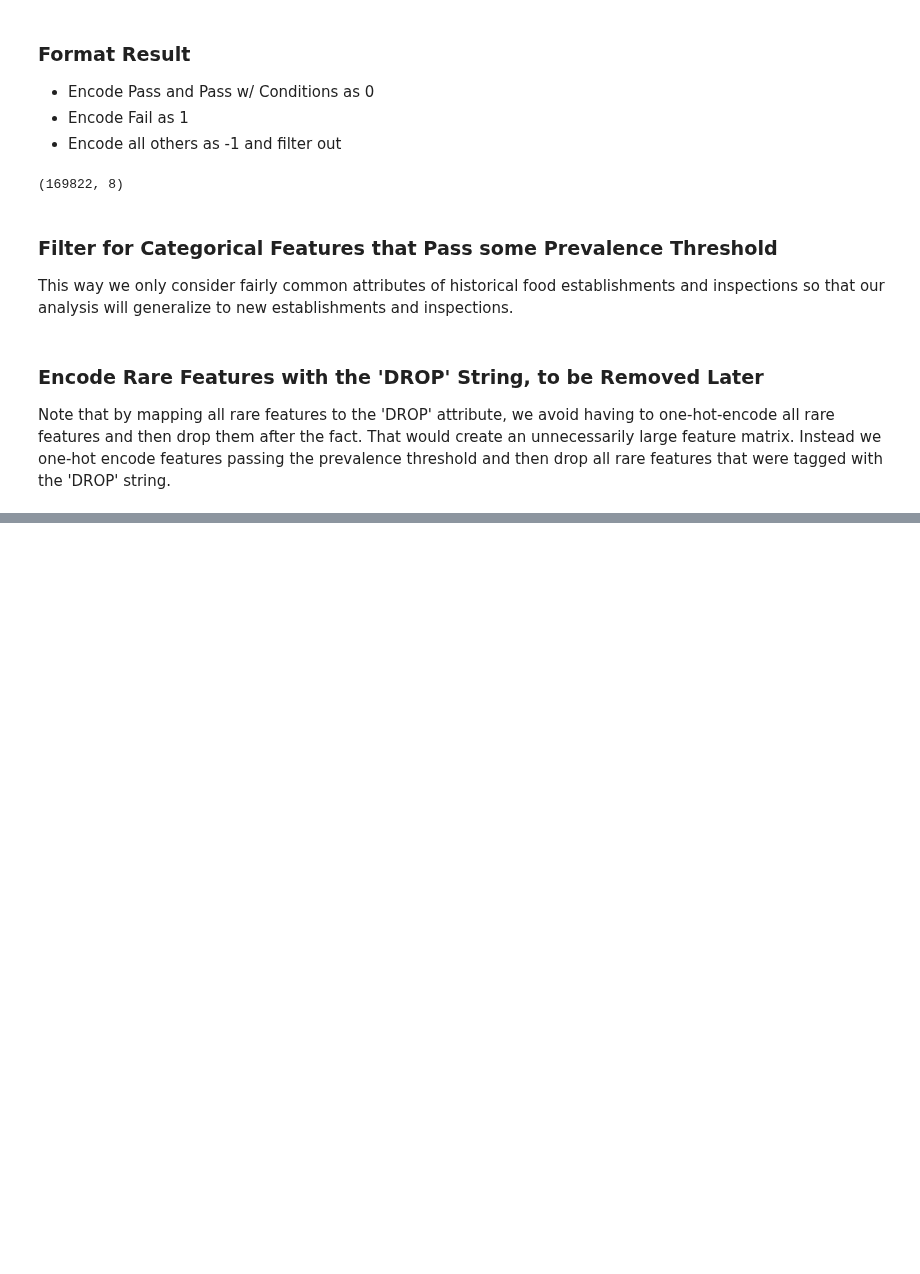
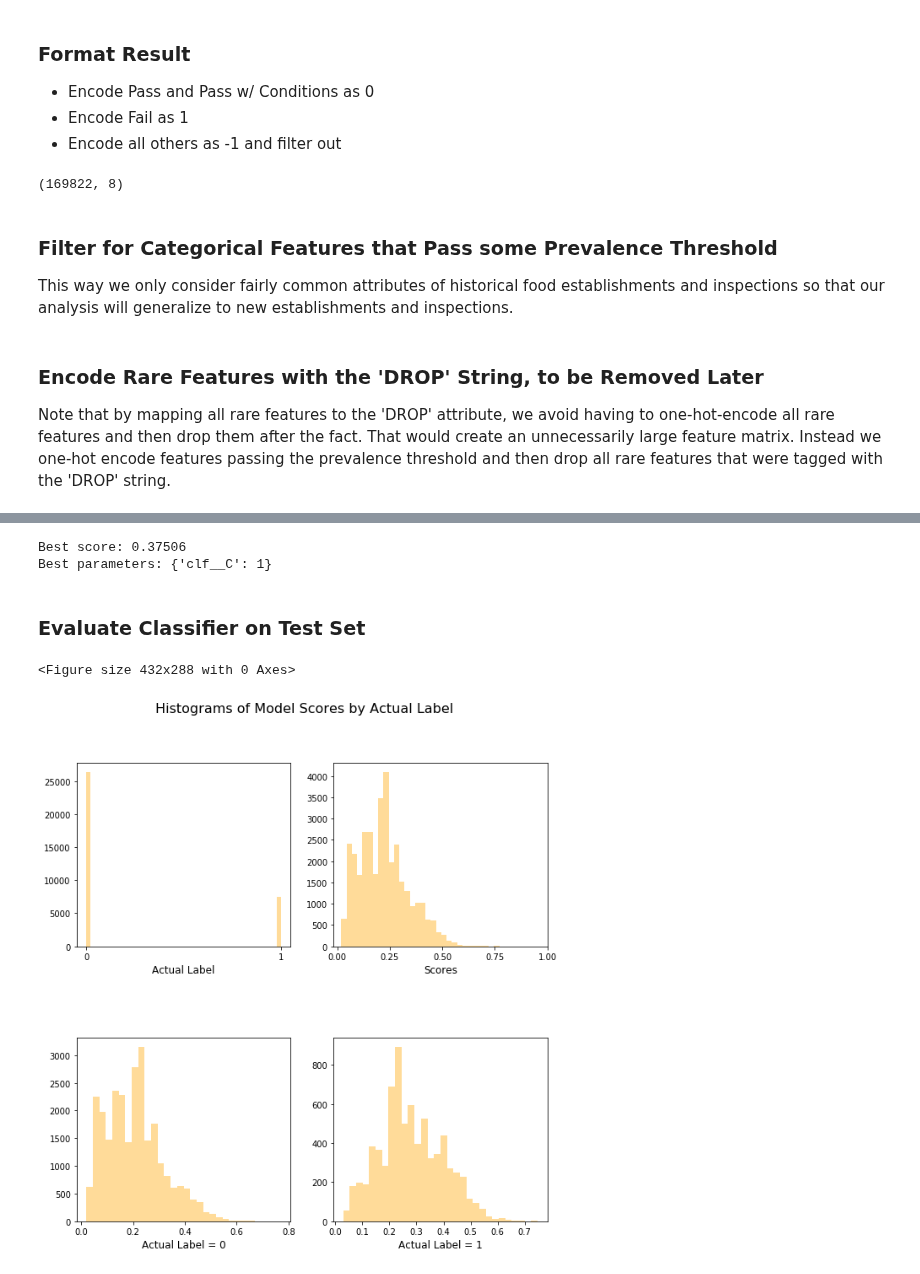
Before and after one commit to jstremme/DATA512-Research, a Jupyter notebook: final_project/chicago_food_inspections.ipynb, the cells around one changed output, grey strips where cells are left out. Drawn from its saved outputs; the diff is of its cells as text; code cells hidden in the pictures; blank space fills up the shorter version.

```diff
--- a/final_project/chicago_food_inspections.ipynb
+++ b/final_project/chicago_food_inspections.ipynb
@@ -381,0 +607,3 @@ def bar_count_plot(df, feature, count='count'):
+# %%
+%%time
+gs = gs.fit(X_train, y_train)
@@ -381,0 +617,47 @@ def bar_count_plot(df, feature, count='count'):
+# %%
+scores = gs.cv_results_['mean_test_score']
+best_score = round(gs.best_score_, 5)
+best_params = gs.best_params_
+best_clf = gs.best_estimator_
+print("Best score: {}".format(best_score))
+print("Best parameters: {}".format(best_params))
+# %% [output]
+Best score: 0.37506
+Best parameters: {'clf__C': 1}
+# %% [markdown]
+### Evaluate Classifier on Test Set
+# %%
+y_prob = best_clf.predict_proba(X_test)[:, 1]
+# %%
+def plot_hist(labels, scores, bins=30):
+    """
+    Plot two histograms: one of
+    the actual binary labels
+    and one of the model scores
+    """
+
+    plt.clf()
+    plt.figure(figsize=(10, 10))
+
+    plt.subplot(221)
+    sns.distplot(labels, kde=False, color='orange')
+    plt.xlabel('Actual Label', fontsize=12)
+    plt.xticks([0, 1])
+    plt.subplot(222)
+    sns.distplot(scores, bins=bins, kde=False, color='orange')
+    plt.xlabel('Scores', fontsize=12)
+    plt.xticks([0, 0.25, 0.5, 0.75, 1])
+    plt.subplots_adjust(hspace=0.5)
+    plt.subplot(223)
+    sns.distplot(scores[labels == 0], bins=bins, kde=False, color='orange')
+    plt.xlabel('Actual Label = 0', fontsize=12)
+    plt.subplot(224)
+    sns.distplot(scores[labels == 1], bins=bins, kde=False, color='orange')
+    plt.xlabel('Actual Label = 1', fontsize=12)
+    plt.suptitle('Histograms of Model Scores by Actual Label', fontsize=16)
+    plt.show()
+# %%
+plot_hist(y_test, y_prob)
+# %% [output]
+<Figure size 432x288 with 0 Axes>
+[figure, added]
```
Also changed, not shown: parts of 44 cells of this notebook.
